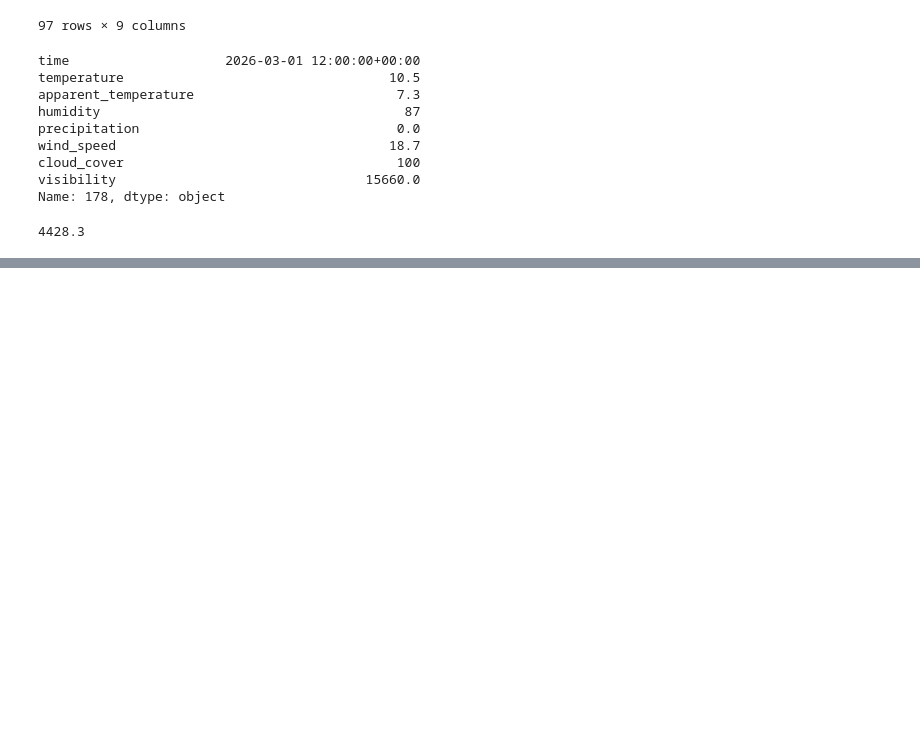
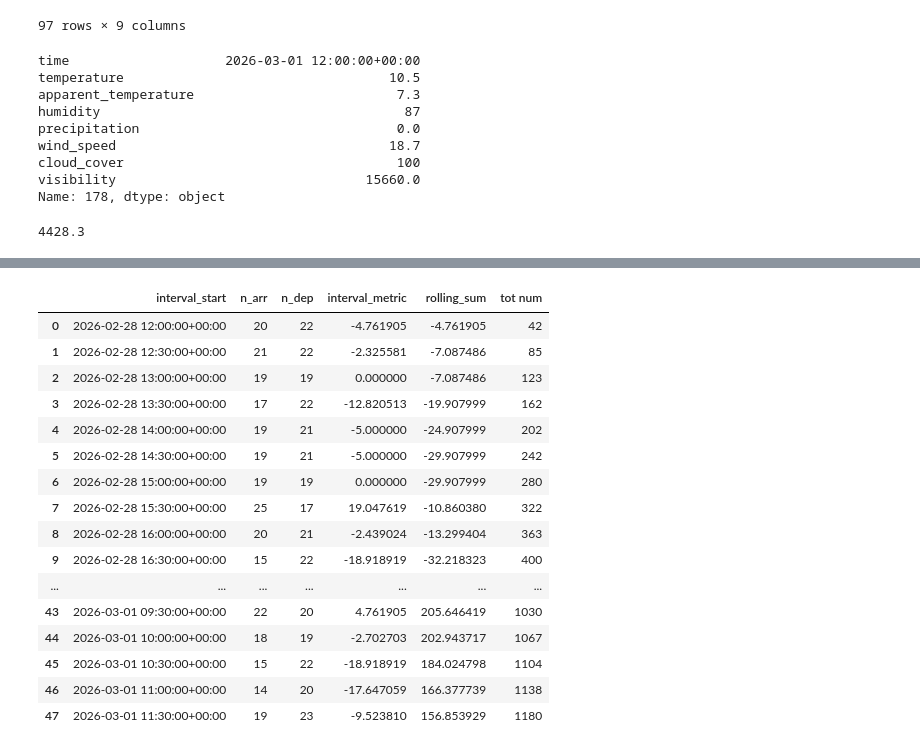
Before and after one commit to yashpincha/labubu-money, a Jupyter notebook: imc/data.ipynb, the cells around one changed output, grey strips where cells are left out. Drawn from its saved outputs; the diff is of its cells as text; code cells hidden in the pictures; blank space fills up the shorter version.

```diff
--- a/imc/data.ipynb
+++ b/imc/data.ipynb
@@ -193,10 +193,11 @@ df_metrics['interval_metric'] = df_metrics.apply(calc_imbalance, axis=1)
 
 # 5. Rolling Sum (The 'building' total toward settlement)
 df_metrics['rolling_sum'] = df_metrics['interval_metric'].cumsum()
+df_metrics['tot num'] = (df_metrics['n_arr'] + df_metrics['n_dep']).cumsum()
 
 # 6. Final Theo (Absolute value of the total sum)
 # self.theos["LHR_INDEX"] = abs(df_metrics['rolling_sum'].iloc[-1])
 
-print(df_metrics)
+df_metrics
 # %% [output]
 LHR_COUNT:  1180
@@ -218,0 +204,17 @@ LHR_COUNT:  1180
+|  | interval_start | n_arr | n_dep | interval_metric | rolling_sum | tot num |
+| 0 | 2026-02-28 12:00:00+00:00 | 20 | 22 | -4.761905 | -4.761905 | 42 |
+| 1 | 2026-02-28 12:30:00+00:00 | 21 | 22 | -2.325581 | -7.087486 | 85 |
+| 2 | 2026-02-28 13:00:00+00:00 | 19 | 19 | 0.000000 | -7.087486 | 123 |
+| 3 | 2026-02-28 13:30:00+00:00 | 17 | 22 | -12.820513 | -19.907999 | 162 |
+| 4 | 2026-02-28 14:00:00+00:00 | 19 | 21 | -5.000000 | -24.907999 | 202 |
+| 5 | 2026-02-28 14:30:00+00:00 | 19 | 21 | -5.000000 | -29.907999 | 242 |
+| 6 | 2026-02-28 15:00:00+00:00 | 19 | 19 | 0.000000 | -29.907999 | 280 |
+| 7 | 2026-02-28 15:30:00+00:00 | 25 | 17 | 19.047619 | -10.860380 | 322 |
+| 8 | 2026-02-28 16:00:00+00:00 | 20 | 21 | -2.439024 | -13.299404 | 363 |
+| 9 | 2026-02-28 16:30:00+00:00 | 15 | 22 | -18.918919 | -32.218323 | 400 |
+| ... | ... | ... | ... | ... | ... | ... |
+| 43 | 2026-03-01 09:30:00+00:00 | 22 | 20 | 4.761905 | 205.646419 | 1030 |
+| 44 | 2026-03-01 10:00:00+00:00 | 18 | 19 | -2.702703 | 202.943717 | 1067 |
+| 45 | 2026-03-01 10:30:00+00:00 | 15 | 22 | -18.918919 | 184.024798 | 1104 |
+| 46 | 2026-03-01 11:00:00+00:00 | 14 | 20 | -17.647059 | 166.377739 | 1138 |
+| 47 | 2026-03-01 11:30:00+00:00 | 19 | 23 | -9.523810 | 156.853929 | 1180 |
```
Also changed, not shown: parts of 1 cell of this notebook, 3 other files.
